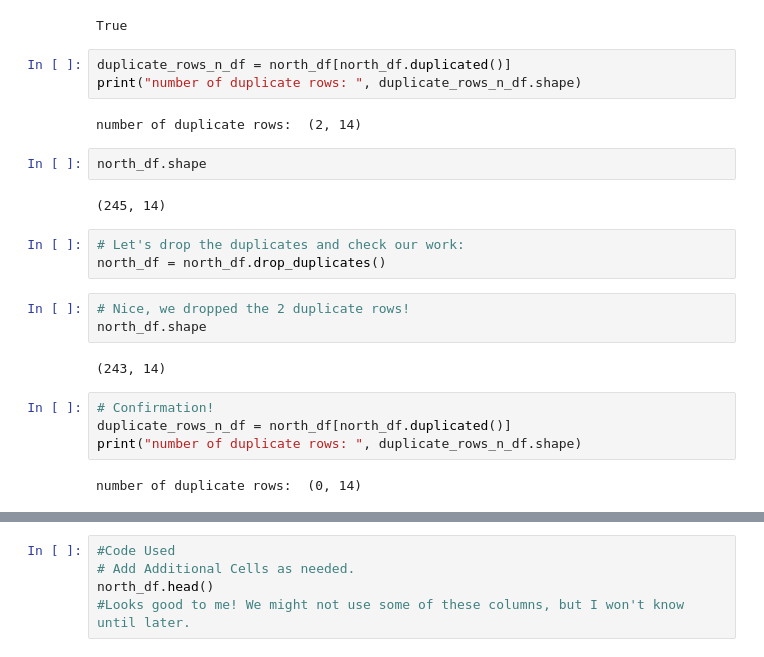
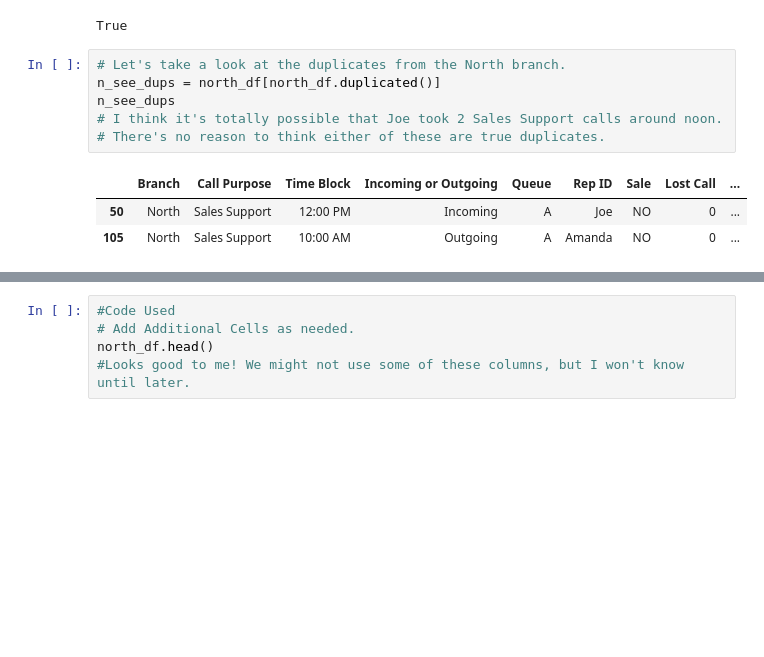
Before and after one commit to alexeherron/call-center-cleanup-assignment, a Jupyter notebook: Call_Center_Cleanup.ipynb, the cells around one changed output, grey strips where cells are left out. Drawn from its saved outputs; the diff is of its cells as text; blank space fills up the shorter version.

```diff
--- a/Call_Center_Cleanup.ipynb
+++ b/Call_Center_Cleanup.ipynb
@@ -228,27 +228,14 @@ n_isdup = north_df.duplicated().any()
 n_isdup
 # %% [output]
 True
-# %%
-duplicate_rows_n_df = north_df[north_df.duplicated()]
-print("number of duplicate rows: ", duplicate_rows_n_df.shape)
-# %% [output]
-number of duplicate rows:  (2, 14)
-# %%
-north_df.shape
-# %% [output]
-(245, 14)
-# %%
-# Let's drop the duplicates and check our work:
-north_df = north_df.drop_duplicates()
-# %%
-# Nice, we dropped the 2 duplicate rows!
-north_df.shape
-# %% [output]
-(243, 14)
-# %%
-# Confirmation!
-duplicate_rows_n_df = north_df[north_df.duplicated()]
-print("number of duplicate rows: ", duplicate_rows_n_df.shape)
-# %% [output]
-number of duplicate rows:  (0, 14)
+# %%
+# Let's take a look at the duplicates from the North branch.
+n_see_dups = north_df[north_df.duplicated()]
+n_see_dups
+# I think it's totally possible that Joe took 2 Sales Support calls around noon.
+# There's no reason to think either of these are true duplicates.
+# %% [output]
+|  | Branch | Call Purpose | Time Block | Incoming or Outgoing | Queue | Rep ID | Sale | Lost Call | ... |
+| 50 | North | Sales Support | 12:00 PM | Incoming | A | Joe | NO | 0 | ... |
+| 105 | North | Sales Support | 10:00 AM | Outgoing | A | Amanda | NO | 0 | ... |
 # %%
```
Also changed, not shown: parts of 26 cells of this notebook.
